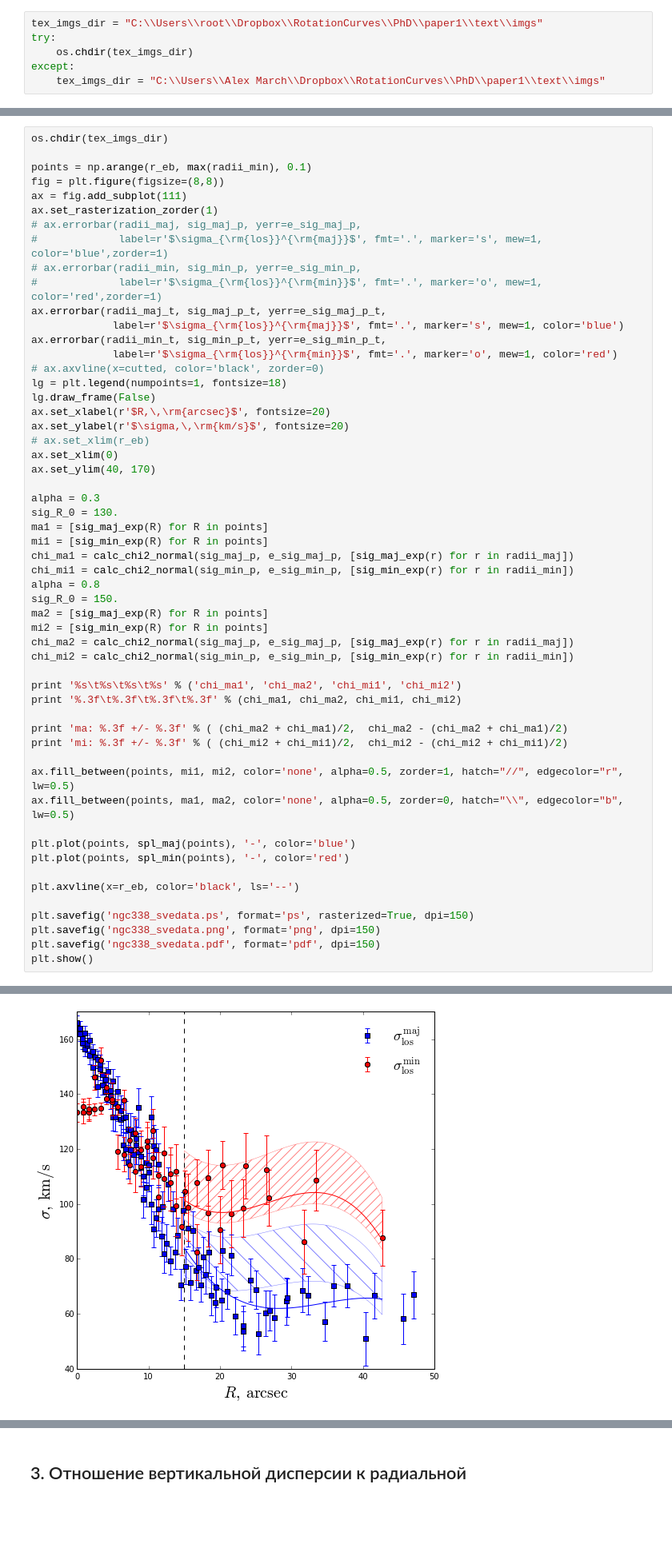
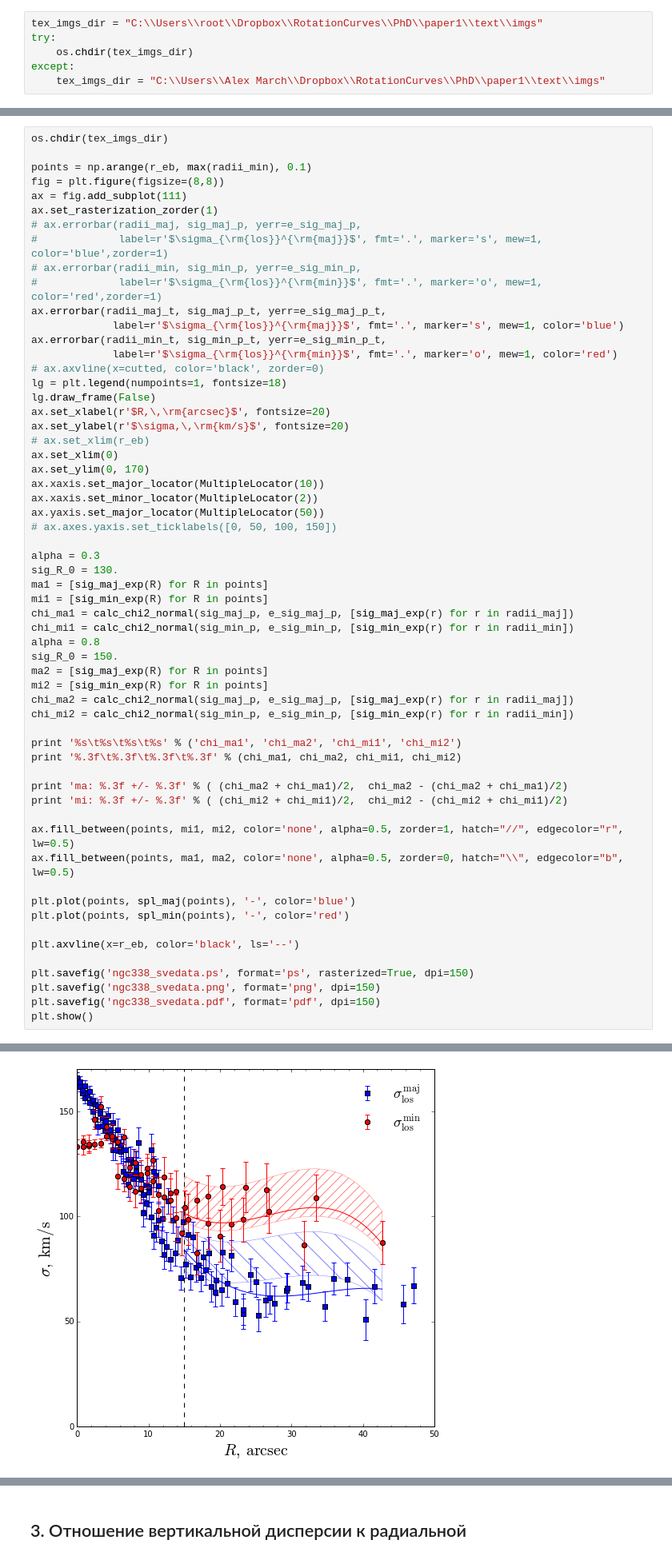
Before and after one commit to Amarchuk/2FInstability, a Jupyter notebook: notebooks/NGC338_cut.ipynb, the cells around one changed output, grey strips where cells are left out. Shown at 80% size. Cells and saved outputs as stored; diff of their text form; blank space fills up the shorter version.

```diff
--- a/notebooks/NGC338_cut.ipynb
+++ b/notebooks/NGC338_cut.ipynb
@@ -1153,7 +1154,11 @@ ax.set_xlabel(r'$R,\,\rm{arcsec}$', fontsize=20)
 ax.set_ylabel(r'$\sigma,\,\rm{km/s}$', fontsize=20)
 # ax.set_xlim(r_eb)
 ax.set_xlim(0)
-ax.set_ylim(40, 170)
+ax.set_ylim(0, 170)
+ax.xaxis.set_major_locator(MultipleLocator(10))
+ax.xaxis.set_minor_locator(MultipleLocator(2))
+ax.yaxis.set_major_locator(MultipleLocator(50))
+# ax.axes.yaxis.set_ticklabels([0, 50, 100, 150])
 
 alpha = 0.3
 sig_R_0 = 130.
@@ -1164,34 +1169,34 @@ chi_mi1 = calc_chi2_normal(sig_min_p, e_sig_min_p, [sig_min_exp(r) for r in radi
 alpha = 0.8
 sig_R_0 = 150.
 ma2 = [sig_maj_exp(R) for R in points]
 mi2 = [sig_min_exp(R) for R in points]
 chi_ma2 = calc_chi2_normal(sig_maj_p, e_sig_maj_p, [sig_maj_exp(r) for r in radii_maj])
 chi_mi2 = calc_chi2_normal(sig_min_p, e_sig_min_p, [sig_min_exp(r) for r in radii_min])
 
 print '%s\t%s\t%s\t%s' % ('chi_ma1', 'chi_ma2', 'chi_mi1', 'chi_mi2')
 print '%.3f\t%.3f\t%.3f\t%.3f' % (chi_ma1, chi_ma2, chi_mi1, chi_mi2)
 
 print 'ma: %.3f +/- %.3f' % ( (chi_ma2 + chi_ma1)/2,  chi_ma2 - (chi_ma2 + chi_ma1)/2)
 print 'mi: %.3f +/- %.3f' % ( (chi_mi2 + chi_mi1)/2,  chi_mi2 - (chi_mi2 + chi_mi1)/2)
 
 ax.fill_between(points, mi1, mi2, color='none', alpha=0.5, zorder=1, hatch="//", edgecolor="r", lw=0.5)
 ax.fill_between(points, ma1, ma2, color='none', alpha=0.5, zorder=0, hatch="\\", edgecolor="b", lw=0.5)
 
 plt.plot(points, spl_maj(points), '-', color='blue')
 plt.plot(points, spl_min(points), '-', color='red')
 
 plt.axvline(x=r_eb, color='black', ls='--')
 
 plt.savefig('ngc338_svedata.ps', format='ps', rasterized=True, dpi=150)
 plt.savefig('ngc338_svedata.png', format='png', dpi=150)
 plt.savefig('ngc338_svedata.pdf', format='pdf', dpi=150)
 plt.show()
 # %% [output]
 chi_ma1 chi_ma2 chi_mi1 chi_mi2
 4.113   7.075   1.149   3.610
 ma: 5.594 +/- 1.481
 mi: 2.379 +/- 1.231
-[figure, old version]
+[figure, new version]
 # %%
 alphas = np.arange(0.25, 1., 0.01)
 sigmas = np.arange(100.0, 200, 0.25)
```
Also changed, not shown: parts of 4 cells of this notebook.
